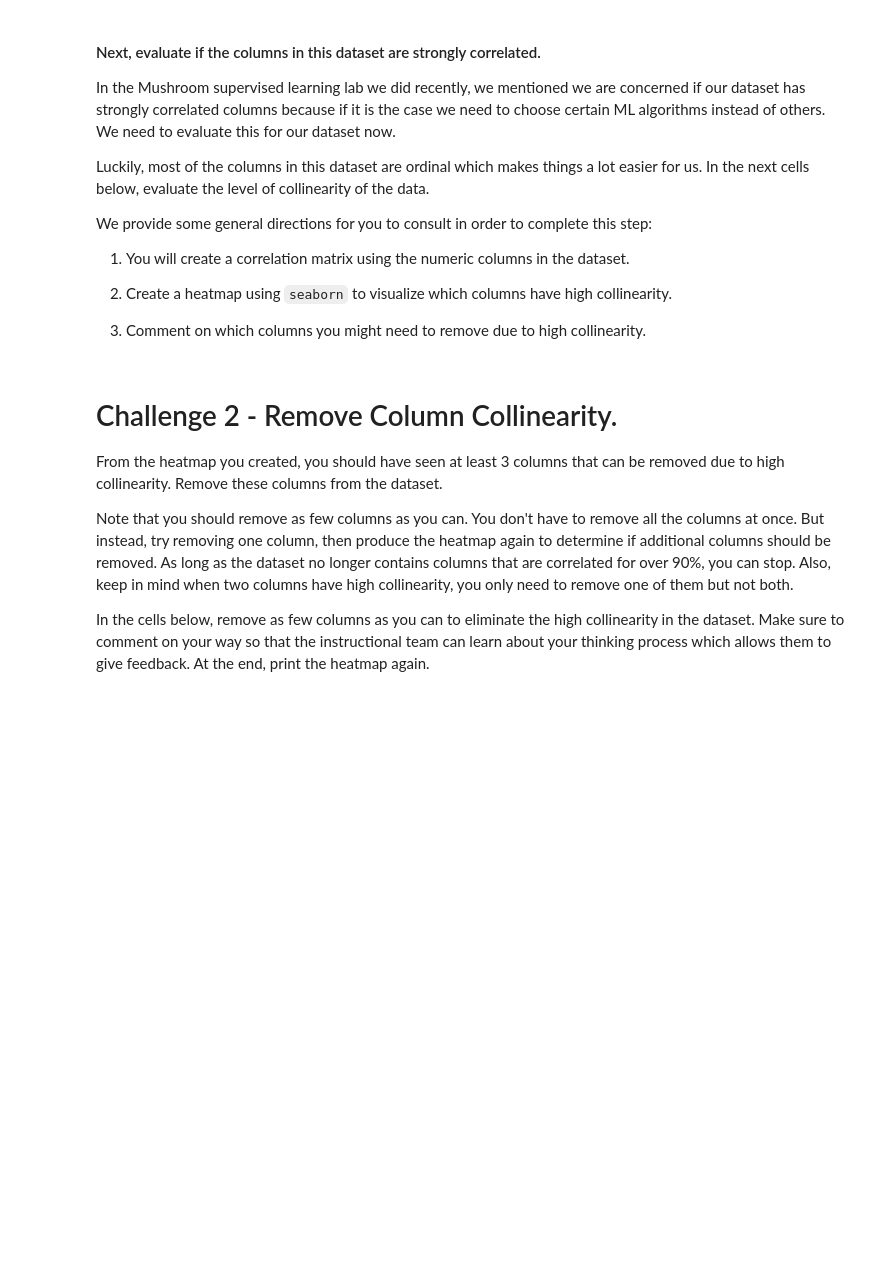
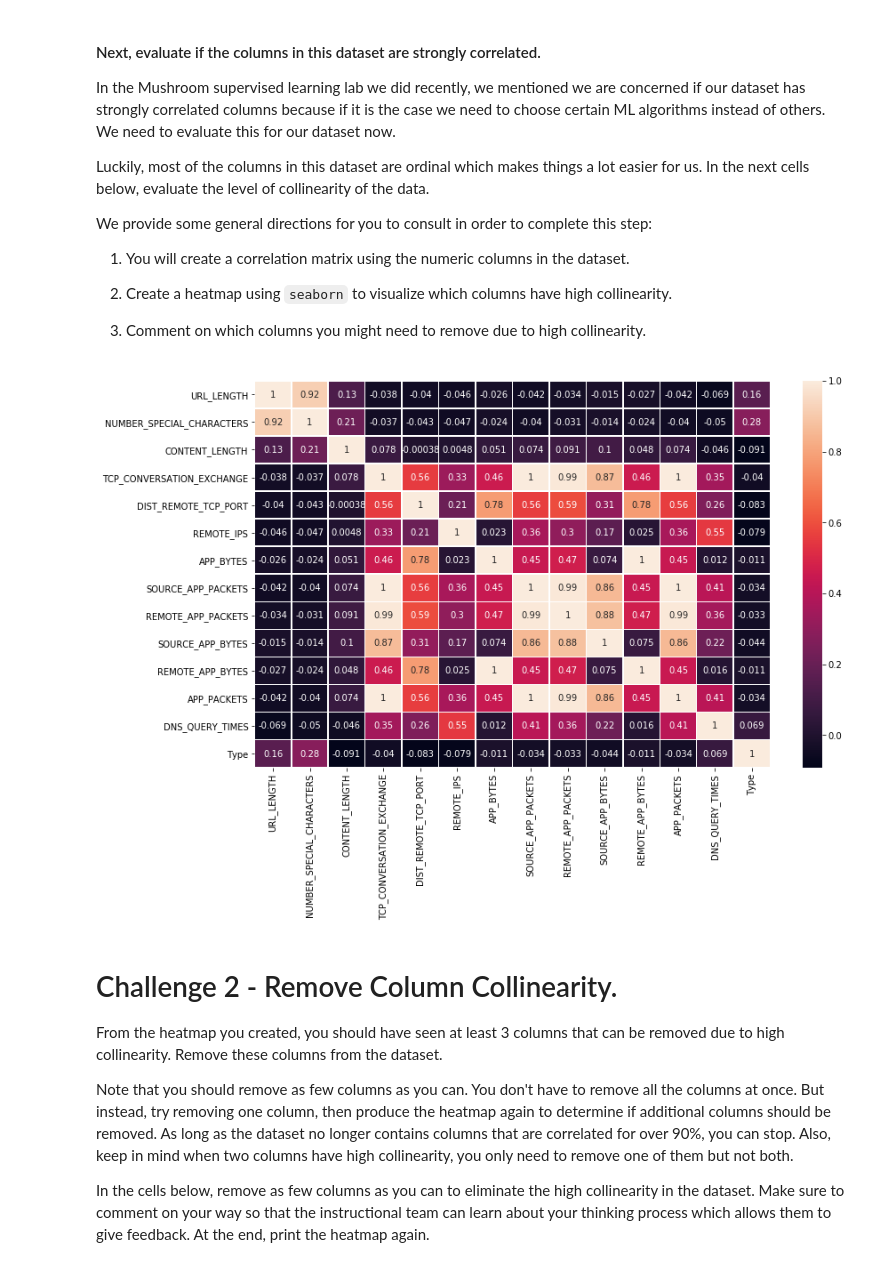
Before and after one commit to ta-datapt-bcn/lab-supervised-learning, a Jupyter notebook: your-code/main.ipynb, the cells around one changed output. Cells and saved outputs as stored; diff of their text form; code cells hidden in the pictures; blank space fills up the shorter version.

```diff
--- a/your-code/main.ipynb
+++ b/your-code/main.ipynb
@@ -55,3 +73,12 @@ We provide some general directions for you to consult in order to complete this
+# %%
+# Your code here
+import matplotlib.pyplot as plt
+import seaborn as sns
+fig, ax = plt.subplots(figsize=(13,8))         # Sample figsize in inches
+sns.heatmap(websites.corr(), annot=True, linewidths=.5, ax=ax)
+plt.show()
+# %% [output]
+[figure, added]
 # %%
 # Your comment here
 # %% [markdown]
```
Also changed, not shown: parts of 19 cells of this notebook.
